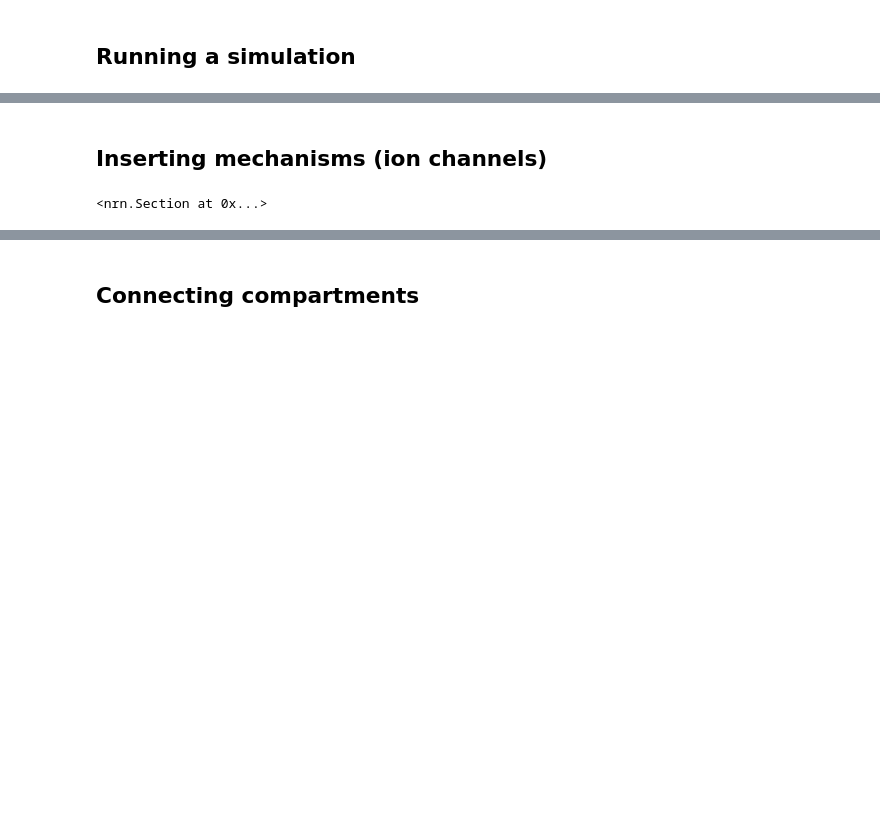
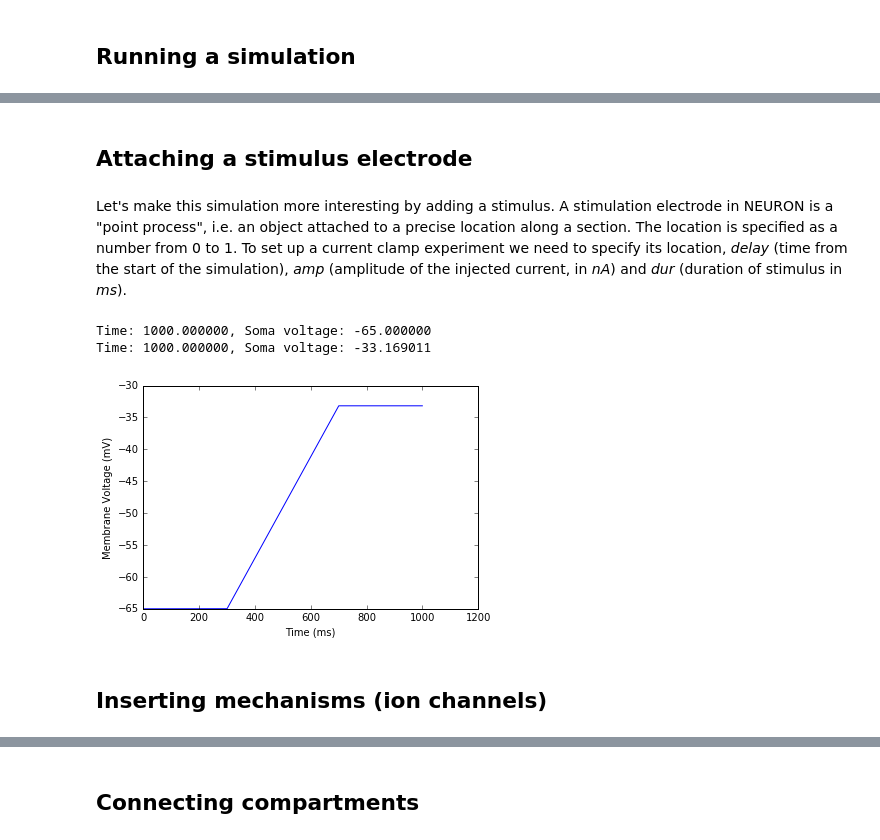
Before and after one commit to BlueBrain/SimulationTutorials, a Jupyter notebook: YRE2016/Neuron/Neuron simulator tutorial.ipynb, the cells around one changed output, grey strips where cells are left out. Cells and saved outputs as stored; diff of their text form; code cells hidden in the pictures; blank space fills up the shorter version.

```diff
--- a/YRE2016/Neuron/Neuron simulator tutorial.ipynb
+++ b/YRE2016/Neuron/Neuron simulator tutorial.ipynb
@@ -70,0 +81,4 @@ print soma.cm # uf/cm2
+# %%
+soma.L = 20
+soma.diam = 20
+print 'New soma diameter %f and length %f' % (soma.L, soma.diam)
@@ -80,6 +135,20 @@ print soma.v
+# %% [markdown]
+## Attaching a stimulus electrode
+# %% [markdown]
+Let's make this simulation more interesting by adding a stimulus.
+A stimulation electrode in NEURON is a "point process", i.e. an object attached to a precise location along a section. The location is specified as a number from 0 to 1.
+To set up a current clamp experiment we need to specify its location, *delay* (time from the start of the simulation), *amp* (amplitude of the injected current, in *nA*) and *dur* (duration of stimulus in *ms*).
+# %%
+# Inject a current step into the soma
+stim = neuron.h.IClamp(0.5, sec=soma) # Place a stimulation electrode in the middle of the soma
+stim.delay = 300 # ms
+stim.amp = 0.001 # nA
+stim.dur = 400 # ms
+run_model(1000)
+plot_timevoltage(time, voltage)
+# %% [output]
+Time: 1000.000000, Soma voltage: -65.000000
+Time: 1000.000000, Soma voltage: -33.169011
+[figure, added]
 # %% [markdown]
 ## Inserting mechanisms (ion channels)
-# %%
-soma.insert('hh')
-# %% [output]
-<nrn.Section at 0x...>
```
Also changed, not shown: parts of 26 cells of this notebook.
